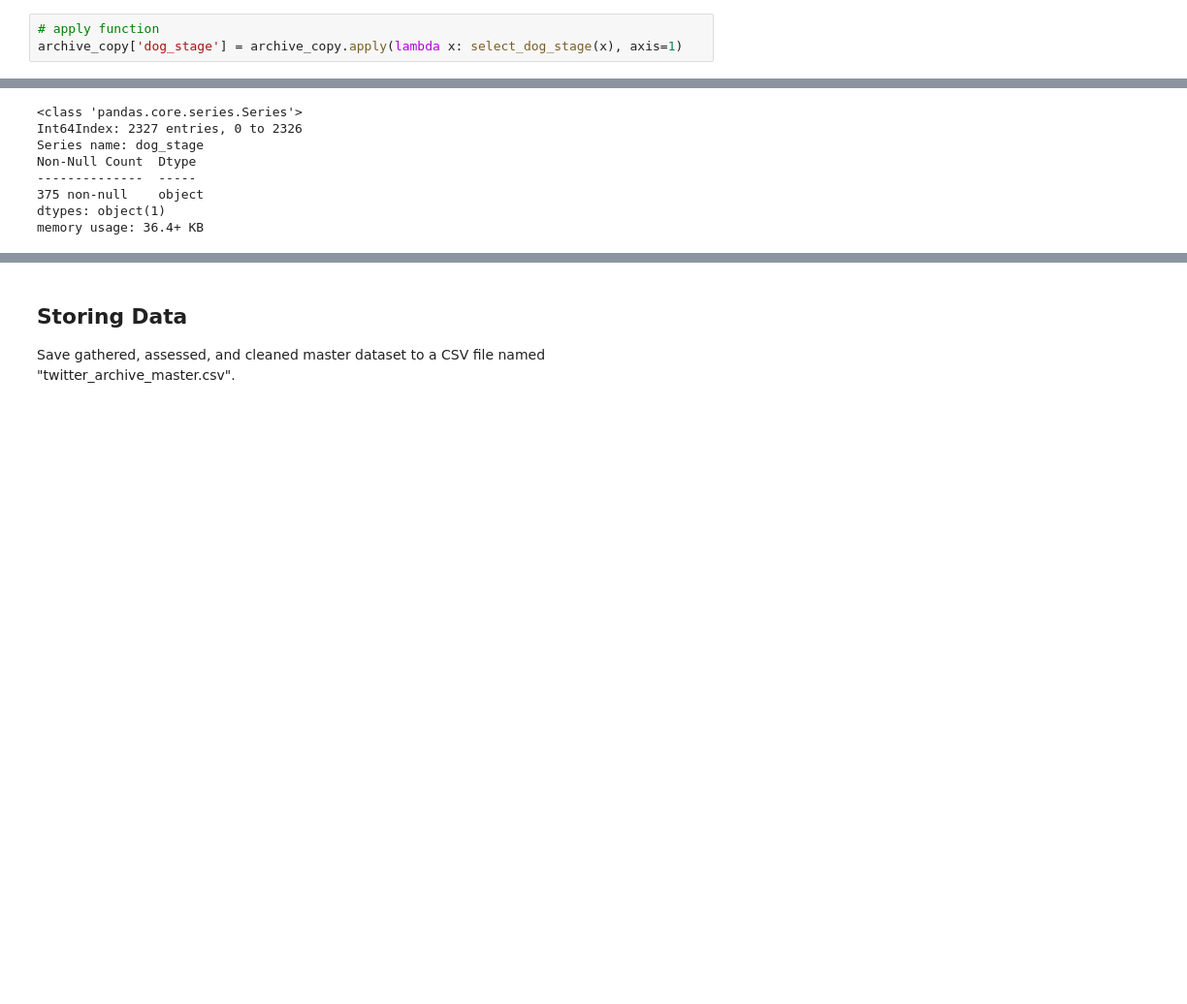
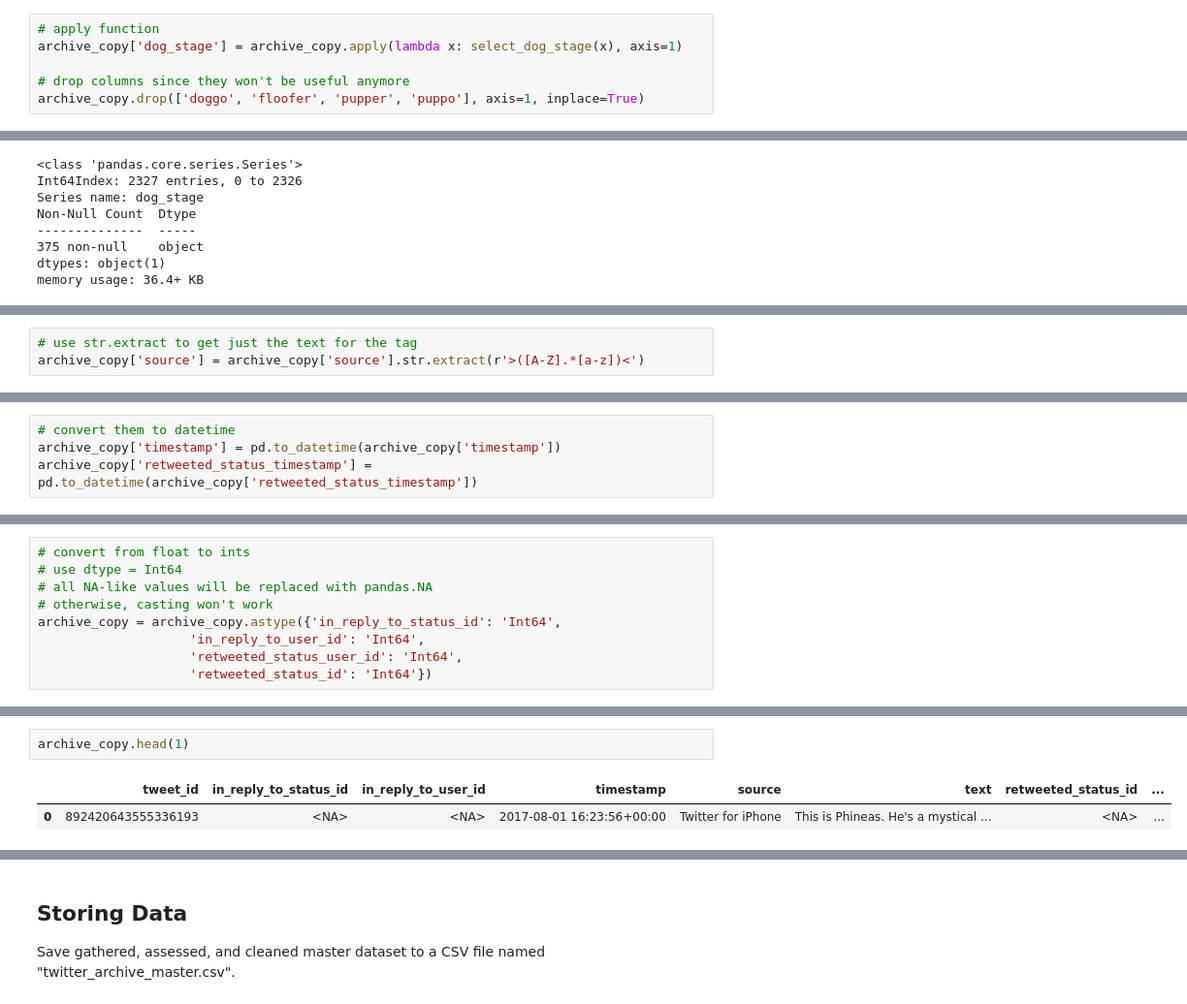
Before and after one commit to tharcyla/wrangle-and-analyze-data, a Jupyter notebook: wrangle_act.ipynb, the cells around one changed output, grey strips where cells are left out. Shown: that part at 97% size. Drawn from its saved outputs; the diff is of its cells as text; blank space fills up the shorter version.

```diff
--- a/wrangle_act.ipynb
+++ b/wrangle_act.ipynb
@@ -671,6 +677,9 @@ def select_dog_stage(df):
 # %%
 # apply function
 archive_copy['dog_stage'] = archive_copy.apply(lambda x: select_dog_stage(x), axis=1)
+
+# drop columns since they won't be useful anymore
+archive_copy.drop(['doggo', 'floofer', 'pupper', 'puppo'], axis=1, inplace=True)
 # %% [markdown]
 #### Test
 # %%
@@ -701,0 +742,3 @@ archive_copy[archive_copy['dog_stage'].notna()].head(3)
+# %%
+# use str.extract to get just the text for the tag
+archive_copy['source'] = archive_copy['source'].str.extract(r'>([A-Z].*[a-z])<')
@@ -701,0 +773,4 @@ archive_copy[archive_copy['dog_stage'].notna()].head(3)
+# %%
+# convert them to datetime
+archive_copy['timestamp'] = pd.to_datetime(archive_copy['timestamp'])
+archive_copy['retweeted_status_timestamp'] = pd.to_datetime(archive_copy['retweeted_status_timestamp'])
@@ -701,0 +789,9 @@ archive_copy[archive_copy['dog_stage'].notna()].head(3)
+# %%
+# convert from float to ints
+# use dtype = Int64
+# all NA-like values will be replaced with pandas.NA
+# otherwise, casting won't work
+archive_copy = archive_copy.astype({'in_reply_to_status_id': 'Int64',
+                    'in_reply_to_user_id': 'Int64',
+                    'retweeted_status_user_id': 'Int64',
+                    'retweeted_status_id': 'Int64'})
@@ -701,0 +813,5 @@ archive_copy[archive_copy['dog_stage'].notna()].head(3)
+# %%
+archive_copy.head(1)
+# %% [output]
+|  | tweet_id | in_reply_to_status_id | in_reply_to_user_id | timestamp | source | text | retweeted_status_id | ... |
+| 0 | 892420643555336193 | <NA> | <NA> | 2017-08-01 16:23:56+00:00 | Twitter for iPhone | This is Phineas. He's a mystical ... | <NA> | ... |
```
Also changed, not shown: parts of 68 cells of this notebook.
